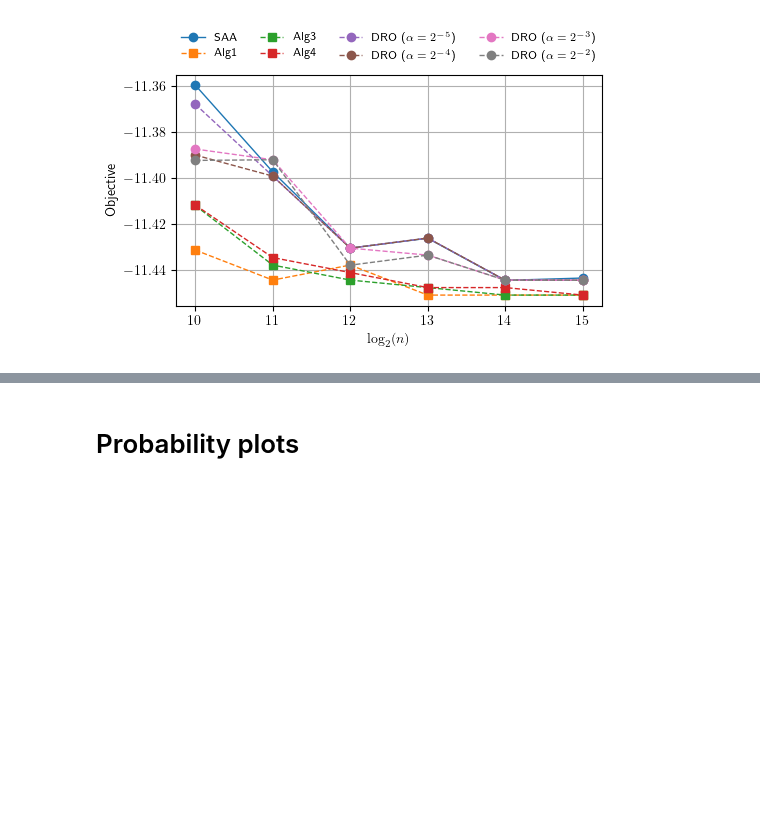
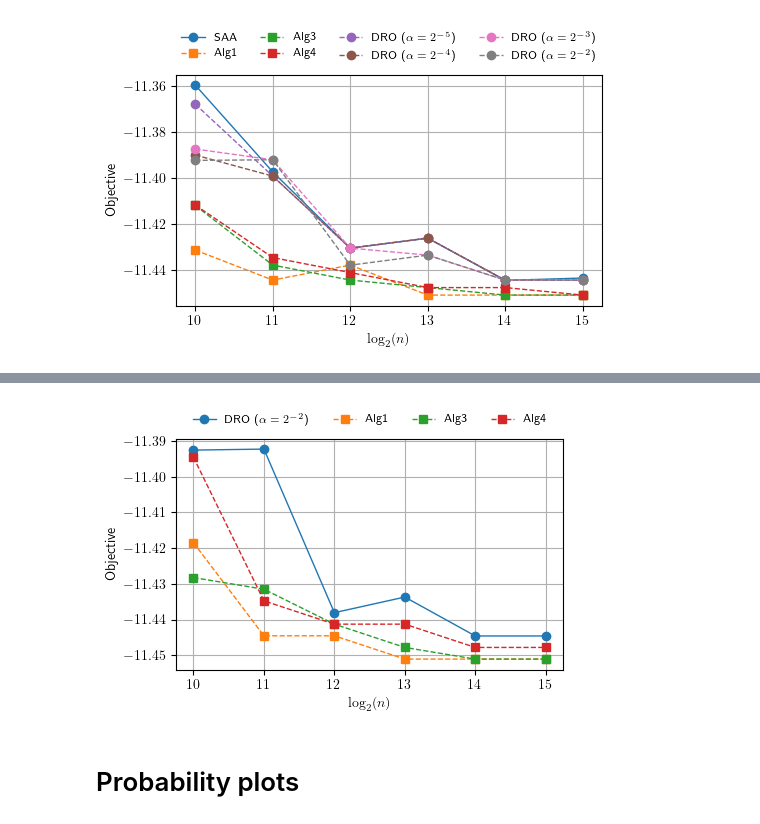
Before and after one commit to mickeyhqian/VoteEnsemble, a Jupyter notebook: plot/plotting.ipynb, the cells around one changed output, grey strips where cells are left out. Cells and saved outputs as stored; diff of their text form; code cells hidden in the pictures; blank space fills up the shorter version.

```diff
--- a/plot/plotting.ipynb
+++ b/plot/plotting.ipynb
@@ -594,3 +594,37 @@ plt.show()
+# %%
+# DRO + bagging in matching
+with open ("./DRO_comparison/obj_lists_bagging_matching.json", "r") as f:
+    obj_lists = json.load(f)
+# print(obj_lists.keys())
+dro_wasserstein_obj_avg = obj_lists["dro_wasserstein_obj_avg"]
+bagging_alg1_DRO_obj_avg = obj_lists["bagging_alg1_DRO_obj_avg"]
+bagging_alg3_DRO_obj_avg = obj_lists["bagging_alg3_DRO_obj_avg"]
+bagging_alg4_DRO_obj_avg = obj_lists["bagging_alg4_DRO_obj_avg"]
+
+sample_number = [2**i for i in range(10, 16)]
+
+_, ax = plt.subplots(figsize = (5, 3))
+curve_dro = [-item for item in dro_wasserstein_obj_avg]
+ax.plot(np.log2(sample_number), curve_dro, marker = 'o', linestyle = '-', linewidth = 1, label='DRO ($\\alpha = 2^{-2}$)')
+
+curve_alg1 = [-item for item in bagging_alg1_DRO_obj_avg]
+ax.plot(np.log2(sample_number), curve_alg1, marker = 's', linestyle = '--', linewidth = 1, label='Alg1')
+
+curve_alg3 = [-item for item in bagging_alg3_DRO_obj_avg]
+ax.plot(np.log2(sample_number), curve_alg3, marker = 's', linestyle = '--', linewidth = 1, label='Alg3')
+
+curve_alg4 = [-item for item in bagging_alg4_DRO_obj_avg]
+ax.plot(np.log2(sample_number), curve_alg4, marker = 's', linestyle = '--', linewidth = 1, label='Alg4')
+
+
+ax.set_xlabel('$\log_2(n)$')
+ax.set_ylabel('Objective')
+ax.legend(fontsize = 'small',loc='lower center', bbox_to_anchor=(0.5, 1.01), ncol=4, frameon=False, bbox_transform=ax.transAxes)
+ax.grid(True)
+plt.savefig("./DRO_comparison/DRO_bagging_matching.png", bbox_inches = "tight")
+plt.show()
+# %% [output]
+[figure, added]
 # %% [markdown]
 # Probability plots
 # %%
```
Also changed, not shown: parts of 1 cell of this notebook, 30 other files.
